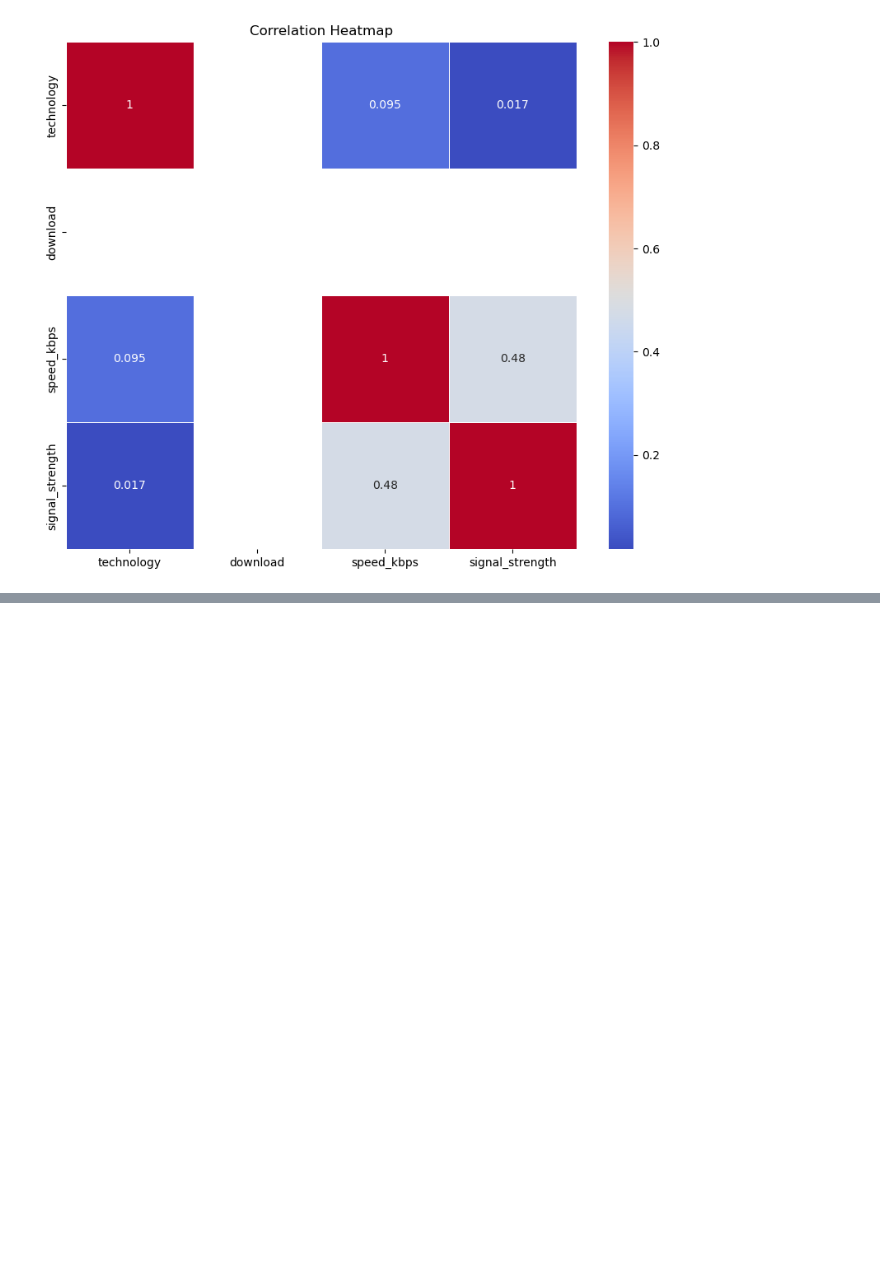
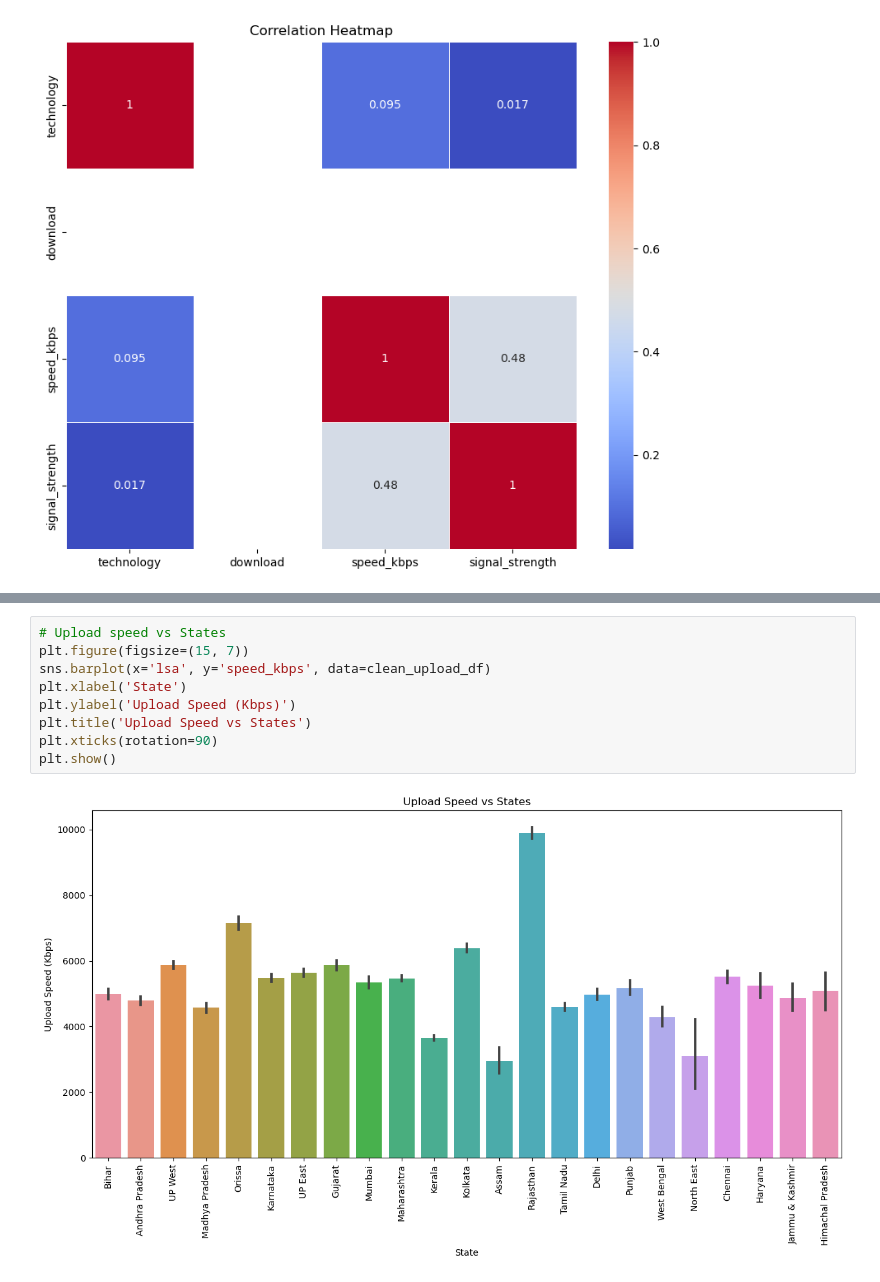
Before and after one commit to Theganeshpatil/MobileSpeedAnalysis, a Jupyter notebook: MobileSpeedAnalysis.ipynb, the cells around one changed output, grey strips where cells are left out. Drawn from its saved outputs; the diff is of its cells as text; blank space fills up the shorter version.

```diff
--- a/MobileSpeedAnalysis.ipynb
+++ b/MobileSpeedAnalysis.ipynb
@@ -600,0 +686,11 @@ plt.show()
+# %%
+# Upload speed vs States
+plt.figure(figsize=(15, 7))
+sns.barplot(x='lsa', y='speed_kbps', data=clean_upload_df)
+plt.xlabel('State')
+plt.ylabel('Upload Speed (Kbps)')
+plt.title('Upload Speed vs States')
+plt.xticks(rotation=90)
+plt.show()
+# %% [output]
+[figure, added]
```
Also changed, not shown: parts of 48 cells of this notebook.
